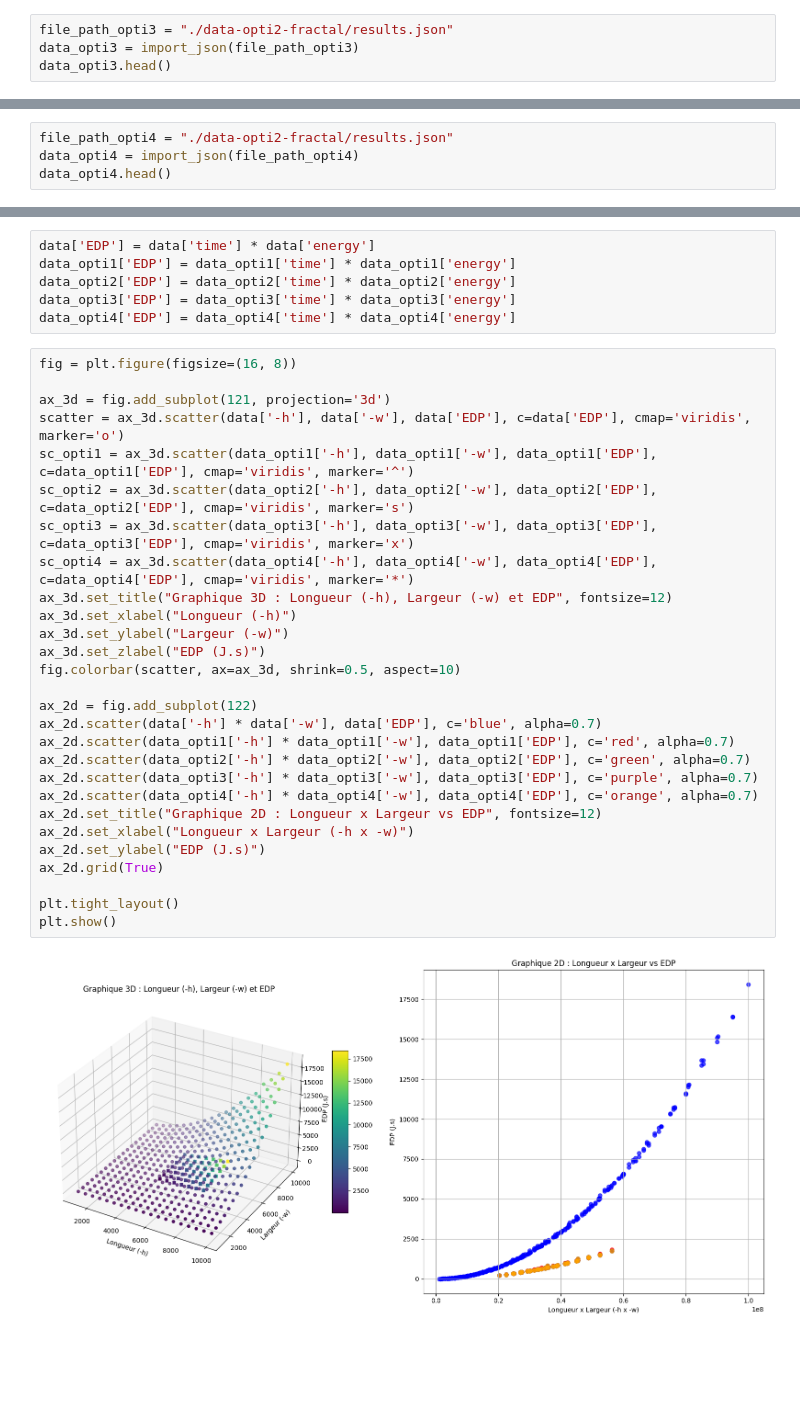
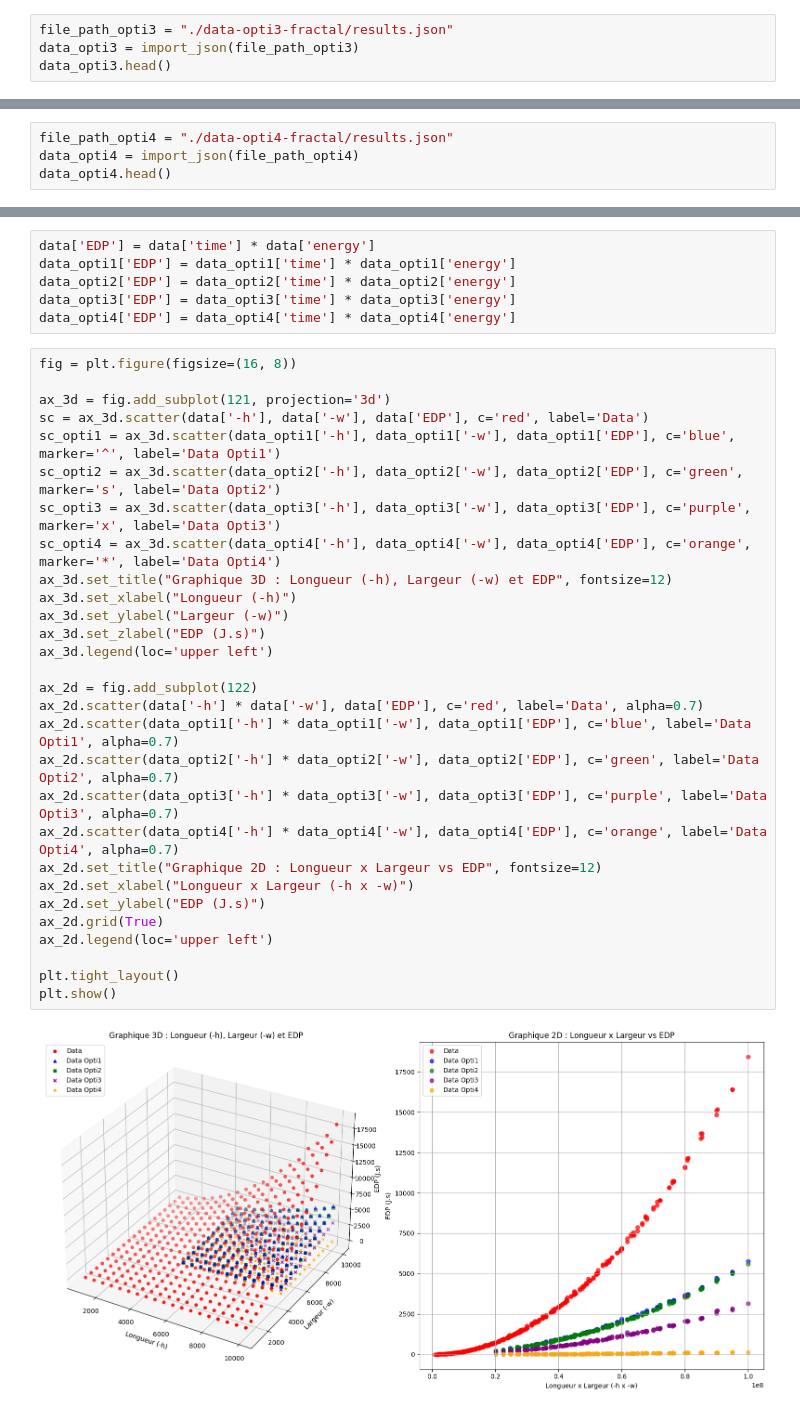
Before and after one commit to HDwayne/SE-ENER, a Jupyter notebook: result/analyse.ipynb, the cells around one changed output, grey strips where cells are left out. Cells and saved outputs as stored; diff of their text form; blank space fills up the shorter version.

```diff
--- a/result/analyse.ipynb
+++ b/result/analyse.ipynb
@@ -141,7 +112,7 @@ data_opti2
 # %% [markdown]
 ### Optimisation3
 # %%
-file_path_opti3 = "./data-opti2-fractal/results.json"
+file_path_opti3 = "./data-opti3-fractal/results.json"
 data_opti3 = import_json(file_path_opti3)
 data_opti3.head()
 # %% [output]
@@ -176,7 +136,7 @@ data_opti3
 # %% [markdown]
 ### Optimisation4
 # %%
-file_path_opti4 = "./data-opti2-fractal/results.json"
+file_path_opti4 = "./data-opti4-fractal/results.json"
 data_opti4 = import_json(file_path_opti4)
 data_opti4.head()
 # %% [output]
@@ -271,30 +220,31 @@ data_opti4['EDP'] = data_opti4['time'] * data_opti4['energy']
 # %%
 fig = plt.figure(figsize=(16, 8))
 
 ax_3d = fig.add_subplot(121, projection='3d')
-scatter = ax_3d.scatter(data['-h'], data['-w'], data['EDP'], c=data['EDP'], cmap='viridis', marker='o')
-sc_opti1 = ax_3d.scatter(data_opti1['-h'], data_opti1['-w'], data_opti1['EDP'], c=data_opti1['EDP'], cmap='viridis', marker='^')
-sc_opti2 = ax_3d.scatter(data_opti2['-h'], data_opti2['-w'], data_opti2['EDP'], c=data_opti2['EDP'], cmap='viridis', marker='s')
-sc_opti3 = ax_3d.scatter(data_opti3['-h'], data_opti3['-w'], data_opti3['EDP'], c=data_opti3['EDP'], cmap='viridis', marker='x')
-sc_opti4 = ax_3d.scatter(data_opti4['-h'], data_opti4['-w'], data_opti4['EDP'], c=data_opti4['EDP'], cmap='viridis', marker='*')
+sc = ax_3d.scatter(data['-h'], data['-w'], data['EDP'], c='red', label='Data')
+sc_opti1 = ax_3d.scatter(data_opti1['-h'], data_opti1['-w'], data_opti1['EDP'], c='blue', marker='^', label='Data Opti1')
+sc_opti2 = ax_3d.scatter(data_opti2['-h'], data_opti2['-w'], data_opti2['EDP'], c='green', marker='s', label='Data Opti2')
+sc_opti3 = ax_3d.scatter(data_opti3['-h'], data_opti3['-w'], data_opti3['EDP'], c='purple', marker='x', label='Data Opti3')
+sc_opti4 = ax_3d.scatter(data_opti4['-h'], data_opti4['-w'], data_opti4['EDP'], c='orange', marker='*', label='Data Opti4')
 ax_3d.set_title("Graphique 3D : Longueur (-h), Largeur (-w) et EDP", fontsize=12)
 ax_3d.set_xlabel("Longueur (-h)")
 ax_3d.set_ylabel("Largeur (-w)")
 ax_3d.set_zlabel("EDP (J.s)")
-fig.colorbar(scatter, ax=ax_3d, shrink=0.5, aspect=10)
+ax_3d.legend(loc='upper left')
 
 ax_2d = fig.add_subplot(122)
-ax_2d.scatter(data['-h'] * data['-w'], data['EDP'], c='blue', alpha=0.7)
-ax_2d.scatter(data_opti1['-h'] * data_opti1['-w'], data_opti1['EDP'], c='red', alpha=0.7)
-ax_2d.scatter(data_opti2['-h'] * data_opti2['-w'], data_opti2['EDP'], c='green', alpha=0.7)
-ax_2d.scatter(data_opti3['-h'] * data_opti3['-w'], data_opti3['EDP'], c='purple', alpha=0.7)
-ax_2d.scatter(data_opti4['-h'] * data_opti4['-w'], data_opti4['EDP'], c='orange', alpha=0.7)
+ax_2d.scatter(data['-h'] * data['-w'], data['EDP'], c='red', label='Data', alpha=0.7)
+ax_2d.scatter(data_opti1['-h'] * data_opti1['-w'], data_opti1['EDP'], c='blue', label='Data Opti1', alpha=0.7)
+ax_2d.scatter(data_opti2['-h'] * data_opti2['-w'], data_opti2['EDP'], c='green', label='Data Opti2', alpha=0.7)
+ax_2d.scatter(data_opti3['-h'] * data_opti3['-w'], data_opti3['EDP'], c='purple', label='Data Opti3', alpha=0.7)
+ax_2d.scatter(data_opti4['-h'] * data_opti4['-w'], data_opti4['EDP'], c='orange', label='Data Opti4', alpha=0.7)
 ax_2d.set_title("Graphique 2D : Longueur x Largeur vs EDP", fontsize=12)
 ax_2d.set_xlabel("Longueur x Largeur (-h x -w)")
 ax_2d.set_ylabel("EDP (J.s)")
 ax_2d.grid(True)
+ax_2d.legend(loc='upper left')
 
 plt.tight_layout()
 plt.show()
 # %% [output]
-[figure, old version]
+[figure, new version]
```
Also changed, not shown: parts of 12 cells of this notebook, 2 other files.
